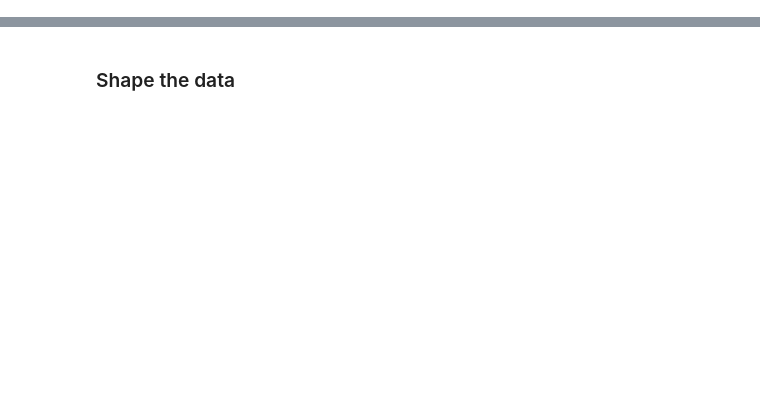
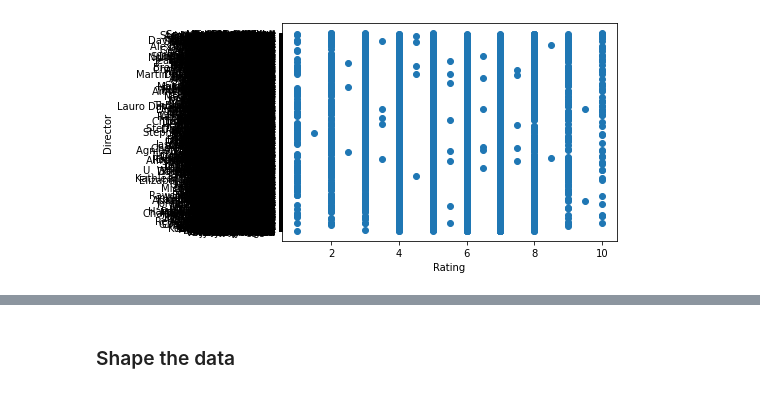
Before and after one commit to jagnoor/IMDB-Machnine-Learning, a Jupyter notebook: multiple_linear_regression.ipynb, the cells around one changed output, grey strips where cells are left out. Saved outputs shown, nothing was run; the diff lists cells and outputs as text; code cells hidden in the pictures; blank space fills up the shorter version.

```diff
--- a/multiple_linear_regression.ipynb
+++ b/multiple_linear_regression.ipynb
@@ -18,0 +43,7 @@ movies.head()
+# %%
+plt.scatter(movies["median_vote"],movies["director"])
+plt.xlabel('Rating')
+plt.ylabel('Director')
+plt.show()
+# %% [output]
+[figure, added]
```
Also changed, not shown: parts of 23 cells of this notebook.
